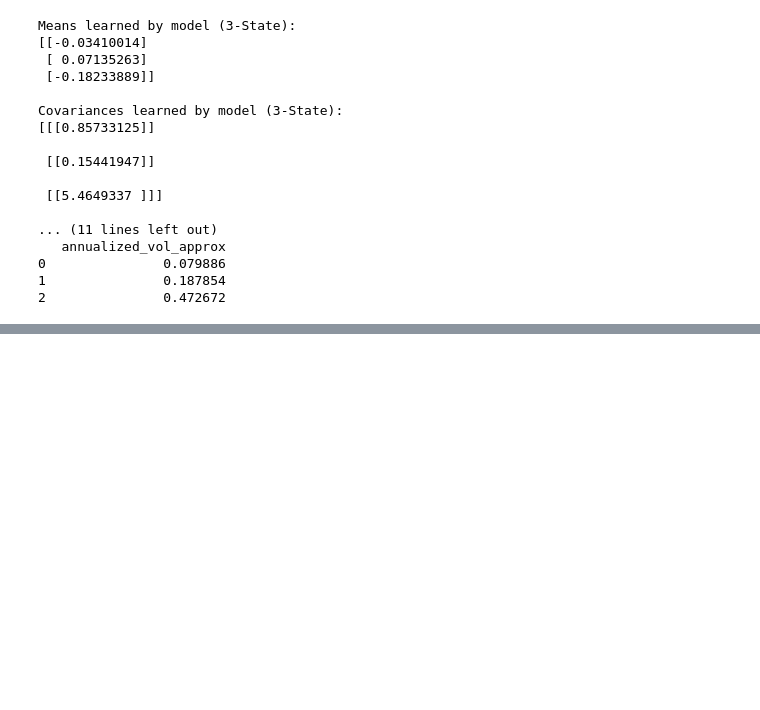
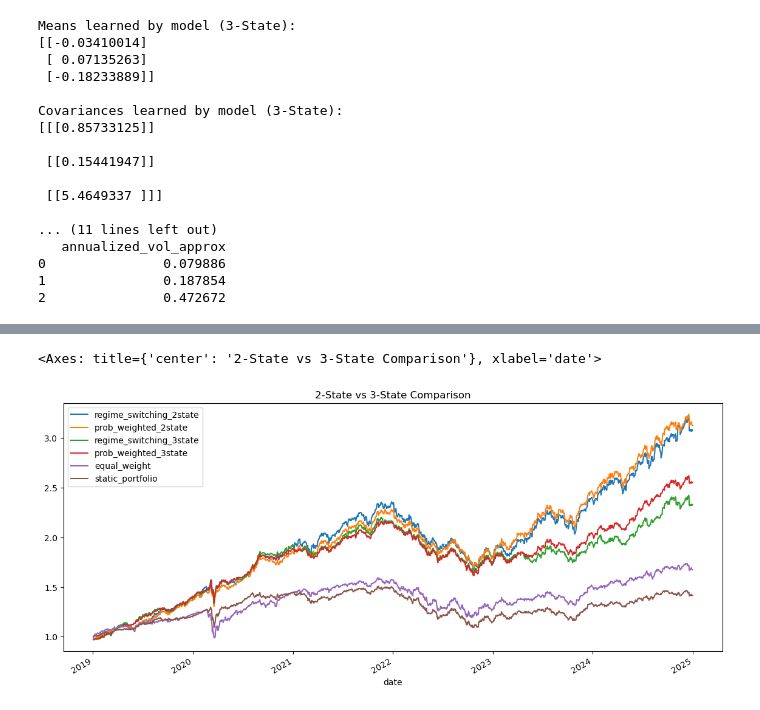
Before and after one commit to LTam2024/hmmRegimeDetect, a Jupyter notebook: regimeDetect.ipynb, the cells around one changed output, grey strips where cells are left out. Cells and saved outputs as stored; diff of their text form; code cells hidden in the pictures; blank space fills up the shorter version.

```diff
--- a/regimeDetect.ipynb
+++ b/regimeDetect.ipynb
@@ -697,0 +755,34 @@ Covariances learned by model (3-State):
+# %%
+threeStateLagged = outsampleThreeStates["state"].shift(1).dropna()
+laggedThreeStateOut = outsampleRet.loc[threeStateLagged.index]
+# %%
+regimeWeightedThreeState = compute_three_state_weighted_returns(
+    laggedThreeStateOut,
+    threeStateLagged,
+    lowRegimeWeights,
+    medRegimeWeights,
+    highRegimeWeights
+)
+regimeWeightedThreeState = regimeWeightedThreeState["portfolio_return"].rename("regime_switching_3state")
+# %%
+laggedThreeStateProb = outsampleThreeStates[["p_low_vol", "p_mid_vol", "p_high_vol"]].shift(1).dropna()
+probRetOutLagged3 = outsampleRet.loc[laggedThreeStateProb.index]
+
+probWeightedThreeState = compute_three_state_probability_weighted_returns(
+    probRetOutLagged3,
+    laggedThreeStateProb,
+    lowRegimeWeights,
+    medRegimeWeights,
+    highRegimeWeights
+)
+
+probWeightedThreeState = probWeightedThreeState["portfolio_return"].rename("prob_weighted_3state")
+# %%
+comparisonDf = pd.concat([
+    regimeWeightedLagged.rename("regime_switching_2state"),
+    regimeProbabilityWeightedLagged.rename("prob_weighted_2state"),
+    regimeWeightedThreeState,
+    probWeightedThreeState,
+    equallyWeightedLagged.rename("equal_weight"),
+    staticWeightedLagged.rename("static_portfolio")
+], axis=1).dropna()
@@ -697,0 +804,5 @@ Covariances learned by model (3-State):
+# %%
+np.exp(comparisonDf.cumsum()).plot(figsize=(14,6), title="2-State vs 3-State Comparison")
+# %% [output]
+<Axes: title={'center': '2-State vs 3-State Comparison'}, xlabel='date'>
+[figure, added]
```
Also changed, not shown: parts of 8 cells of this notebook, 4 other files.
